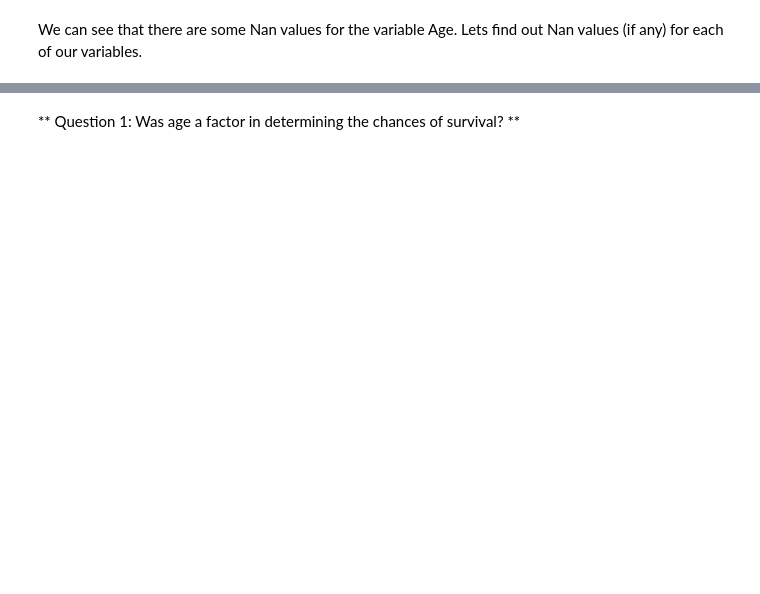
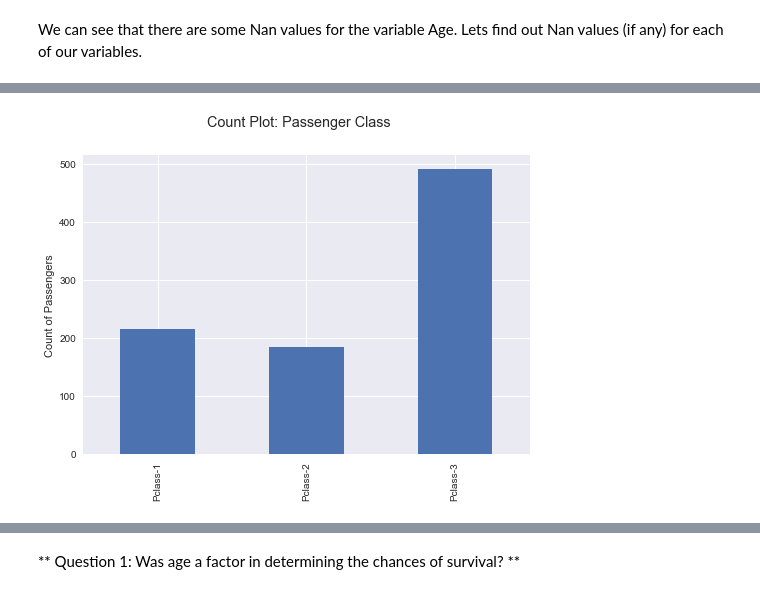
Before and after one commit to naiverav/Udacity---Intro-to-Data-Analysis, a Jupyter notebook: Titanic Data Exploration.ipynb, the cells around one changed output, grey strips where cells are left out. Drawn from its saved outputs; the diff is of its cells as text; code cells hidden in the pictures; blank space fills up the shorter version.

```diff
--- a/Titanic Data Exploration.ipynb
+++ b/Titanic Data Exploration.ipynb
@@ -169,0 +216,7 @@ This shows age is missing for 53 females and 124 males in our dataset. We can ke
+# %%
+#Plotting bar chart for Pclass distribution
+fig=plt.figure()
+fig.suptitle('Count Plot: Passenger Class')
+univar_bar(agg_class)
+# %% [output]
+[figure, added]
```
Also changed, not shown: parts of 31 cells of this notebook.
